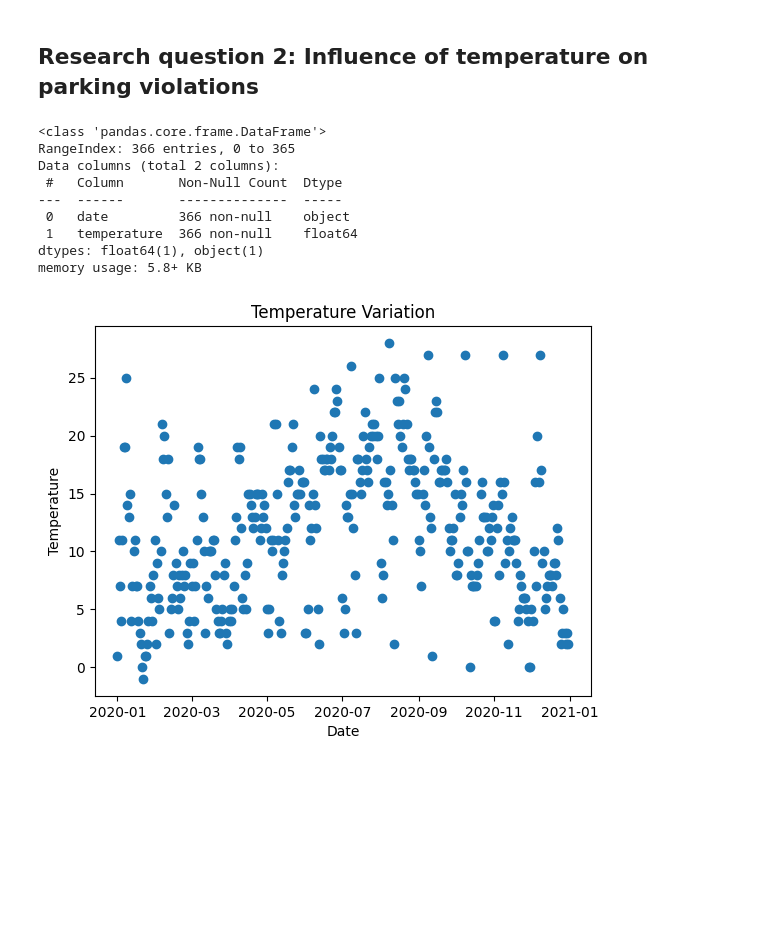
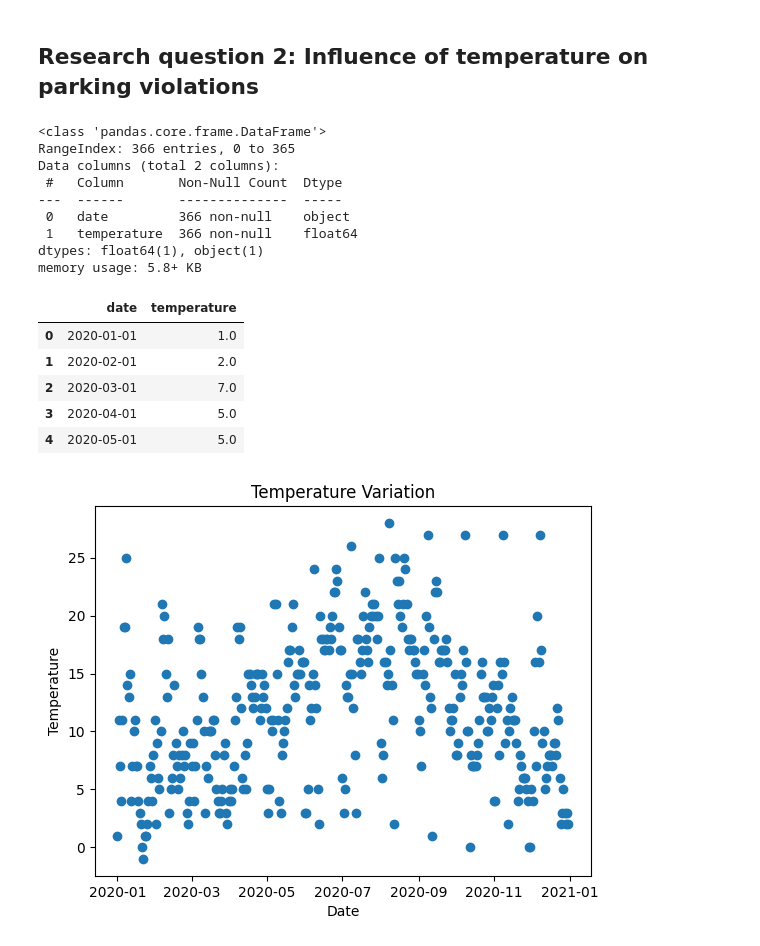
Before and after one commit to jackDS008/2023-amse-template, a Jupyter notebook: project/report.ipynb, the cells around one changed output. Cells and saved outputs as stored; diff of their text form; code cells hidden in the pictures; blank space fills up the shorter version.

```diff
--- a/project/report.ipynb
+++ b/project/report.ipynb
@@ -146,18 +146,25 @@ df_average_temp = pd.concat(dfs, ignore_index=True)
 
 # Round
 df_average_temp['temperature'] = df_average_temp['temperature'].round()
-
-df_average_temp.info()
-# %% [output]
-<class 'pandas.core.frame.DataFrame'>
-RangeIndex: 366 entries, 0 to 365
-Data columns (total 2 columns):
- #   Column       Non-Null Count  Dtype
----  ------       --------------  -----
- 0   date         366 non-null    object
- 1   temperature  366 non-null    float64
-dtypes: float64(1), object(1)
-memory usage: 5.8+ KB
+# %%
+df_average_temp.info()
+df_average_temp.head()
+# %% [output]
+<class 'pandas.core.frame.DataFrame'>
+RangeIndex: 366 entries, 0 to 365
+Data columns (total 2 columns):
+ #   Column       Non-Null Count  Dtype
+---  ------       --------------  -----
+ 0   date         366 non-null    object
+ 1   temperature  366 non-null    float64
+dtypes: float64(1), object(1)
+memory usage: 5.8+ KB
+|  | date | temperature |
+| 0 | 2020-01-01 | 1.0 |
+| 1 | 2020-02-01 | 2.0 |
+| 2 | 2020-03-01 | 7.0 |
+| 3 | 2020-04-01 | 5.0 |
+| 4 | 2020-05-01 | 5.0 |
 # %%
 # Plot of temperature data
 plt.scatter(df_average_temp['date'], df_average_temp['temperature'])
```
